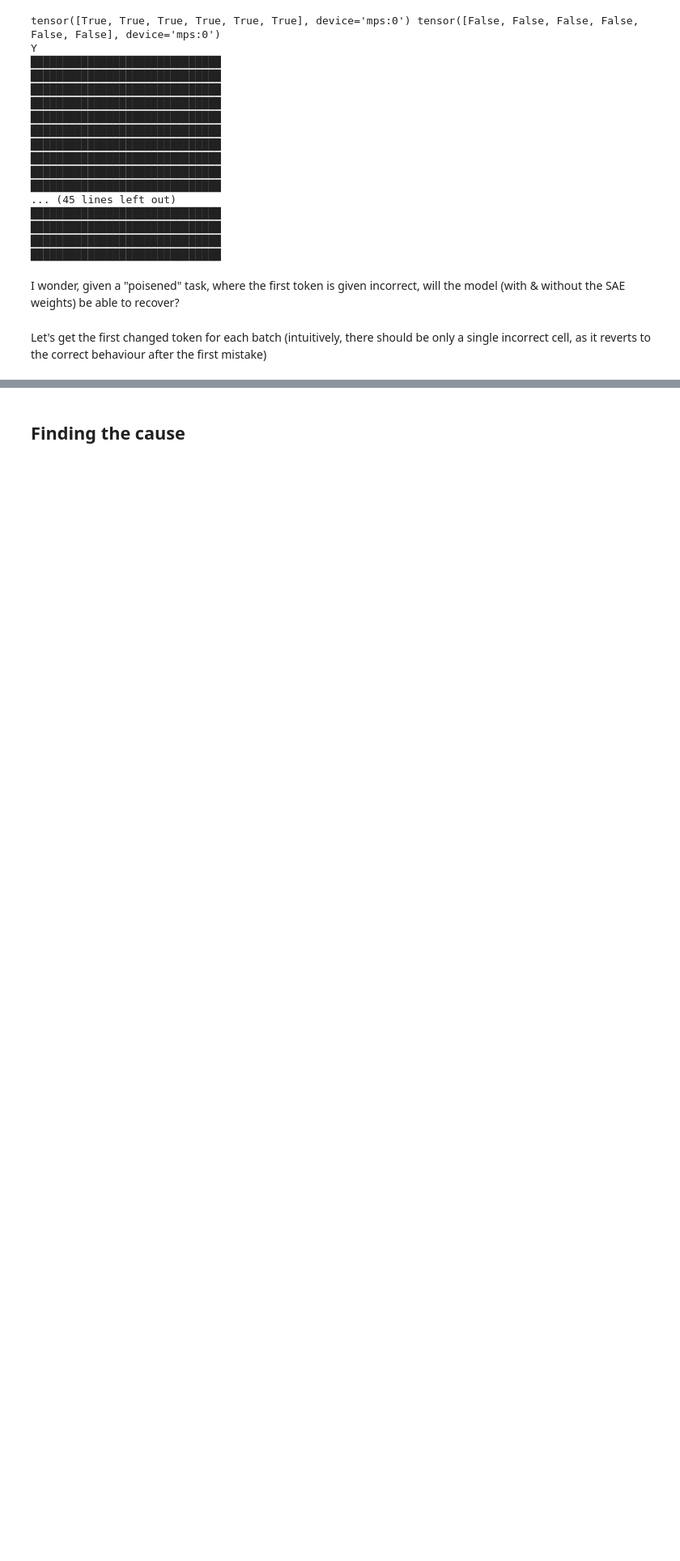
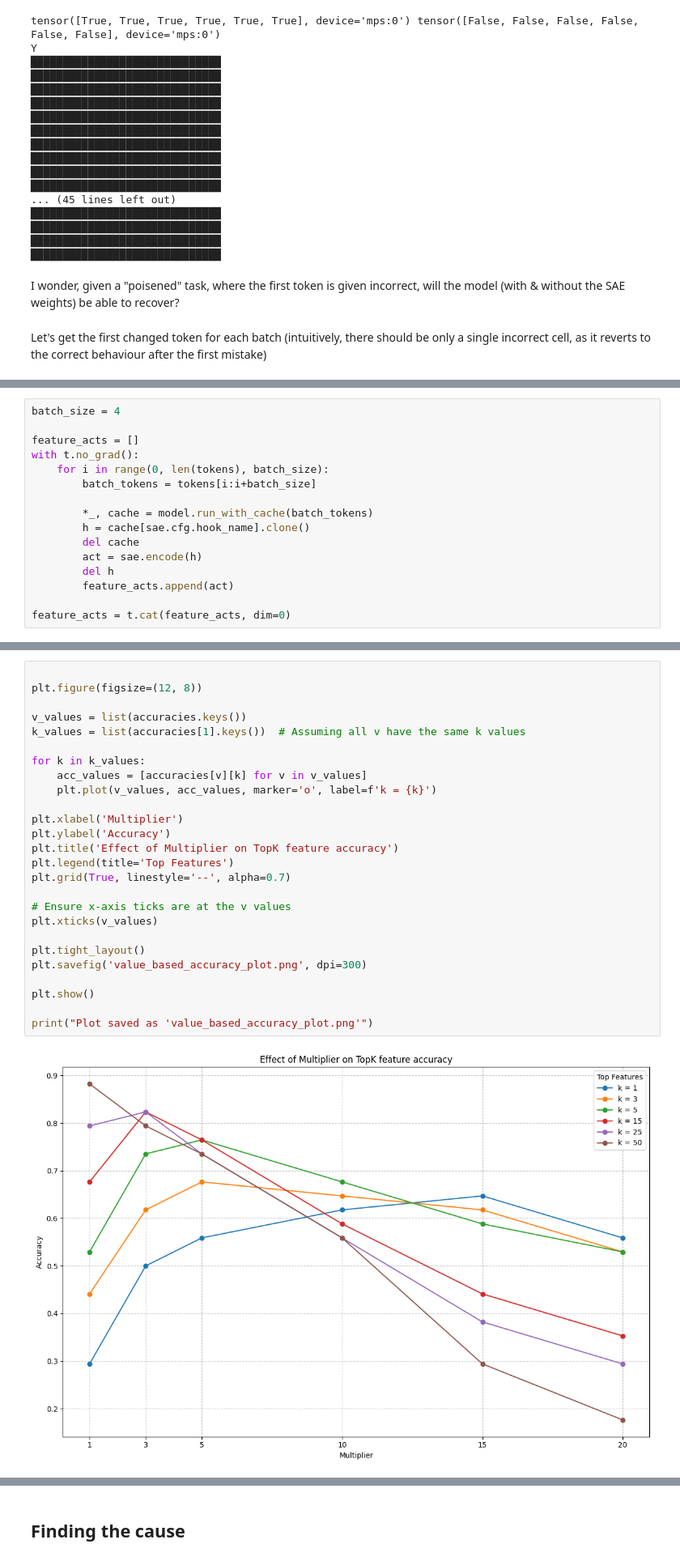
Before and after one commit to tom-pollak/interpretability-culture, a Jupyter notebook: 02_sae.ipynb, the cells around one changed output, grey strips where cells are left out. Shown at 81% size. Drawn from its saved outputs; the diff is of its cells as text; blank space fills up the shorter version.

```diff
--- a/02_sae.ipynb
+++ b/02_sae.ipynb
@@ -504,0 +636,16 @@ plt.show()
+# %%
+batch_size = 4
+
+feature_acts = []
+with t.no_grad():
+    for i in range(0, len(tokens), batch_size):
+        batch_tokens = tokens[i:i+batch_size]
+
+        *_, cache = model.run_with_cache(batch_tokens)
+        h = cache[sae.cfg.hook_name].clone()
+        del cache
+        act = sae.encode(h)
+        del h
+        feature_acts.append(act)
+
+feature_acts = t.cat(feature_acts, dim=0)
@@ -504,0 +958,28 @@ plt.show()
+# %%
+
+plt.figure(figsize=(12, 8))
+
+v_values = list(accuracies.keys())
+k_values = list(accuracies[1].keys())  # Assuming all v have the same k values
+
+for k in k_values:
+    acc_values = [accuracies[v][k] for v in v_values]
+    plt.plot(v_values, acc_values, marker='o', label=f'k = {k}')
+
+plt.xlabel('Multiplier')
+plt.ylabel('Accuracy')
+plt.title('Effect of Multiplier on TopK feature accuracy')
+plt.legend(title='Top Features')
+plt.grid(True, linestyle='--', alpha=0.7)
+
+# Ensure x-axis ticks are at the v values
+plt.xticks(v_values)
+
+plt.tight_layout()
+plt.savefig('value_based_accuracy_plot.png', dpi=300)
+
+plt.show()
+
+print("Plot saved as 'value_based_accuracy_plot.png'")
+# %% [output]
+[figure, added]
```
Also changed, not shown: parts of 40 cells of this notebook, 8 other files.
